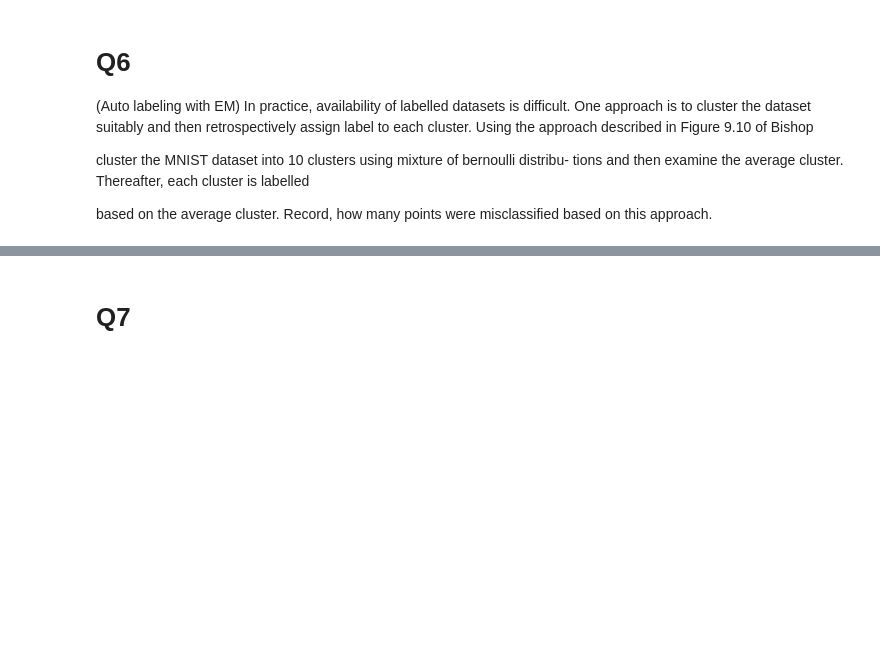
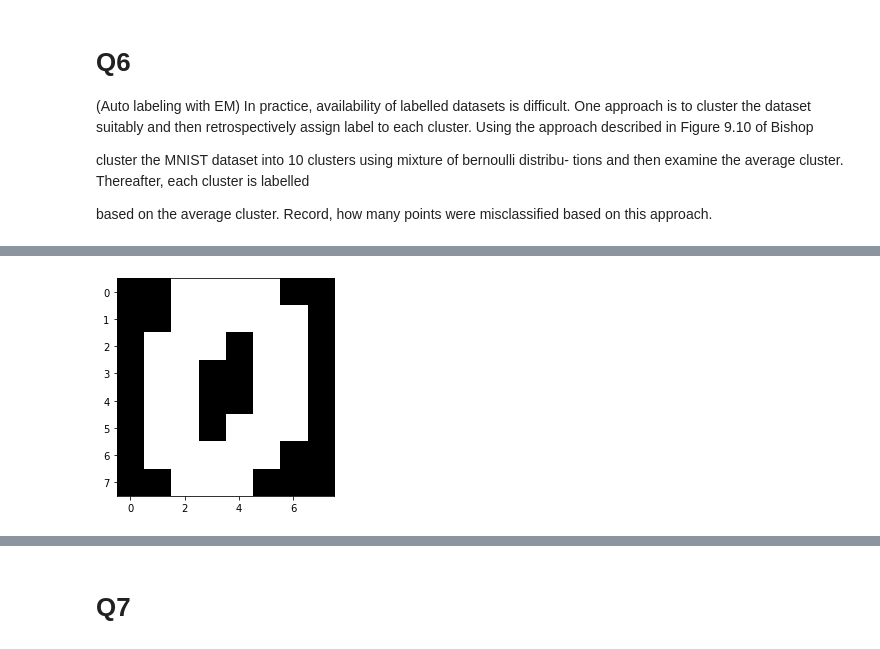
Before and after one commit to AniketChaudhri/CS331-Machine-Learning, a Jupyter notebook: Lab4/567.ipynb, the cells around one changed output, grey strips where cells are left out. Drawn from its saved outputs; the diff is of its cells as text; code cells hidden in the pictures; blank space fills up the shorter version.

```diff
--- a/Lab4/567.ipynb
+++ b/Lab4/567.ipynb
@@ -418,0 +152,4 @@ plt.show()
+# %%
+# Binarize the data except the target column
+df[df.columns[:-1]] = (df[df.columns[:-1]] > 0.5).astype(int)
+df
@@ -418,0 +170,4 @@ plt.show()
+# %%
+# All features
+x = df.drop('target', axis=1)
+x
@@ -418,0 +204,6 @@ plt.show()
+# %%
+# Generate first image
+plt.imshow(x.iloc[0].values.reshape(8,8), cmap='gray')
+plt.show()
+# %% [output]
+[figure, added]
```
Also changed, not shown: parts of 62 cells of this notebook.
